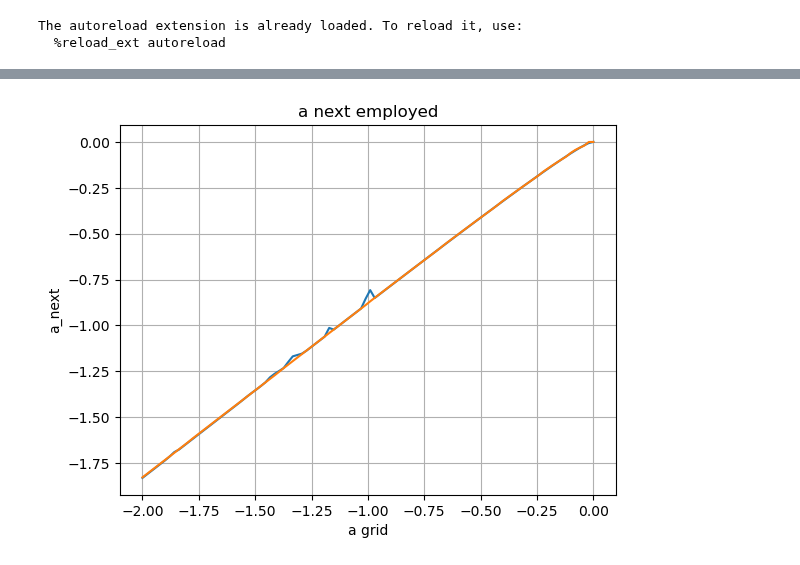
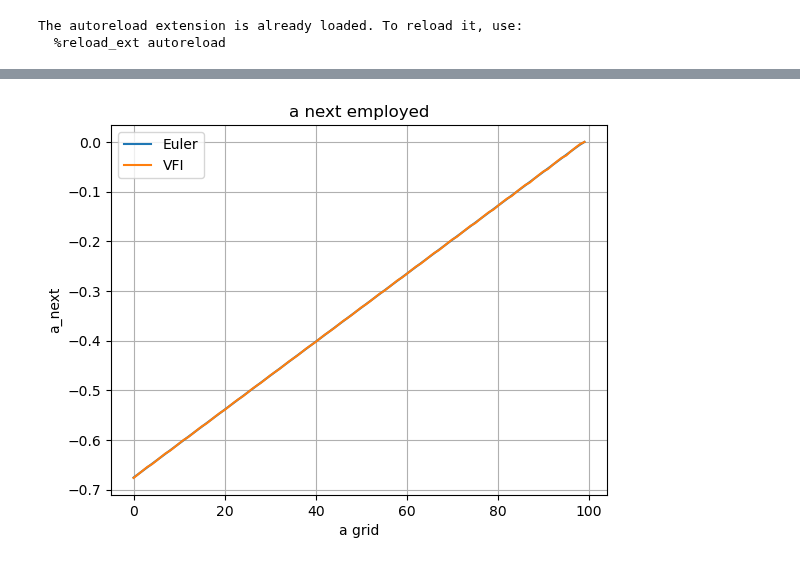
Before and after one commit to qrn838/Dynamic-programming-project, a Jupyter notebook: EGM.ipynb, the cells around one changed output, grey strips where cells are left out. Drawn from its saved outputs; the diff is of its cells as text; code cells hidden in the pictures.

```diff
--- a/EGM.ipynb
+++ b/EGM.ipynb
@@ -64,15 +46,15 @@ model1.par.euler = False
 value_function_employment(model1.par, model1.sol)
 # %%
 import matplotlib.pyplot as plt
-plt.plot(model.par.a_grid, model.sol.a_next_e[1,3,:], label='Euler')
-plt.plot(model1.par.a_grid, model1.sol.a_next_e[-1,3,:], label='VFI')
+plt.plot(model.sol.a_next_e[5,-5,:], label='Euler')
+plt.plot(model1.sol.a_next_e[5,-5,:], label='VFI')
 plt.xlabel('a grid')
 plt.ylabel('a_next')
 plt.title('a next employed')
-# plt.legend()
+plt.legend()
 plt.grid(True)
 plt.show()
 # %% [output]
-[figure, old version]
+[figure, new version]
 # %%
 import matplotlib.pyplot as plt
```
Also changed, not shown: parts of 6 cells of this notebook, 6 other files.
